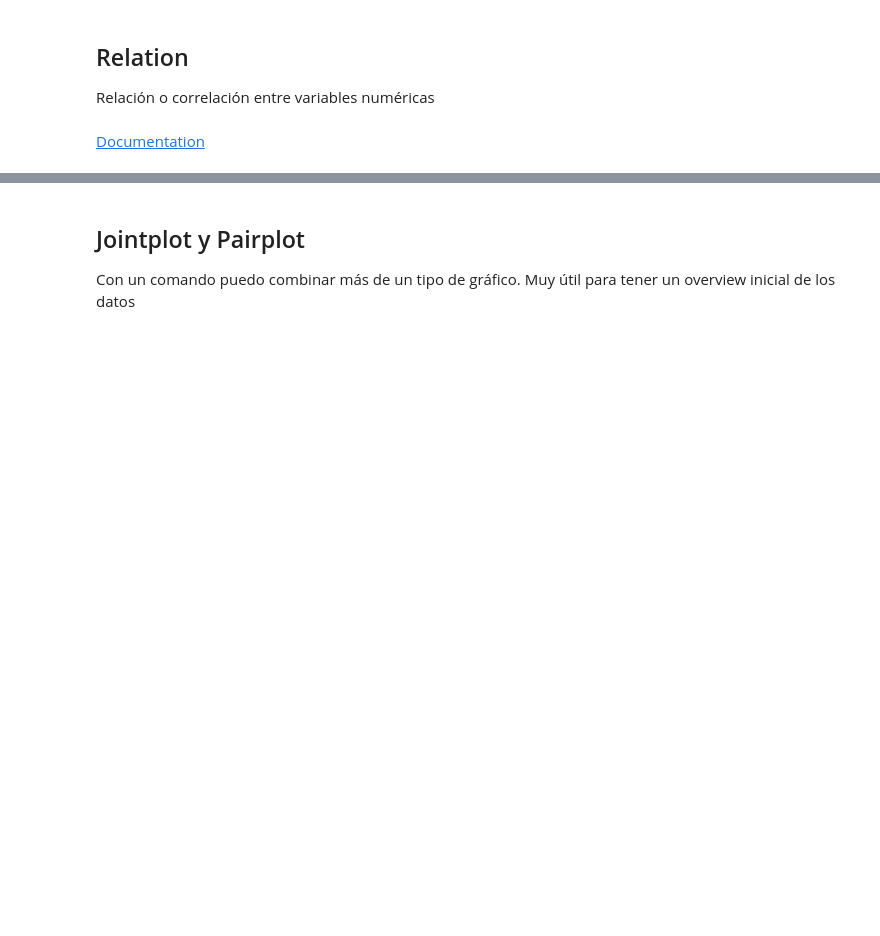
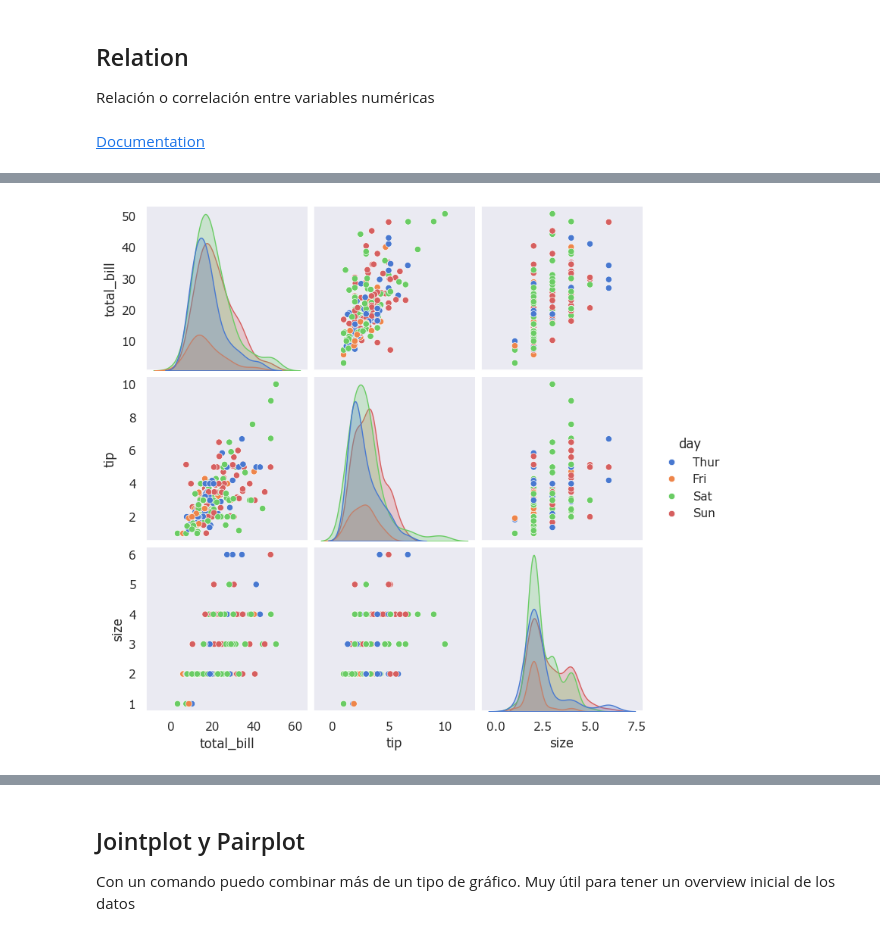
Before and after one commit to oleon2001/visualizacion_datos_matplotlib, a Jupyter notebook: Curso_Matplotlib_Seaborn.ipynb, the cells around one changed output, grey strips where cells are left out. Cells and saved outputs as stored; diff of their text form; code cells hidden in the pictures; blank space fills up the shorter version.

```diff
--- a/Curso_Matplotlib_Seaborn.ipynb
+++ b/Curso_Matplotlib_Seaborn.ipynb
@@ -771,0 +769,9 @@ plt.show()
+# %%
+sns.pairplot(data=tips,hue='day')
+'''
+También podemos usar pairplot,
+te permite ver comparativas de pares de variables y analizar su comportamiento en un solo gráfico.
+'''
+plt.show()
+# %% [output]
+[figure, added]
```
Also changed, not shown: parts of 23 cells of this notebook.
